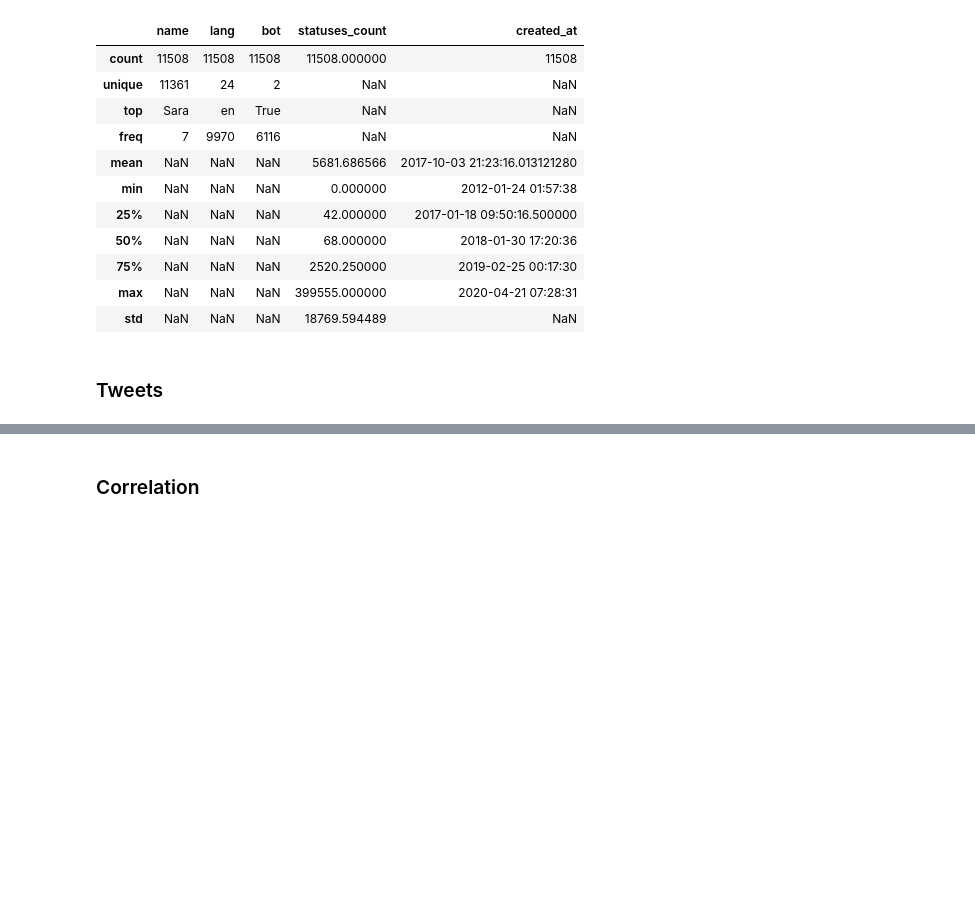
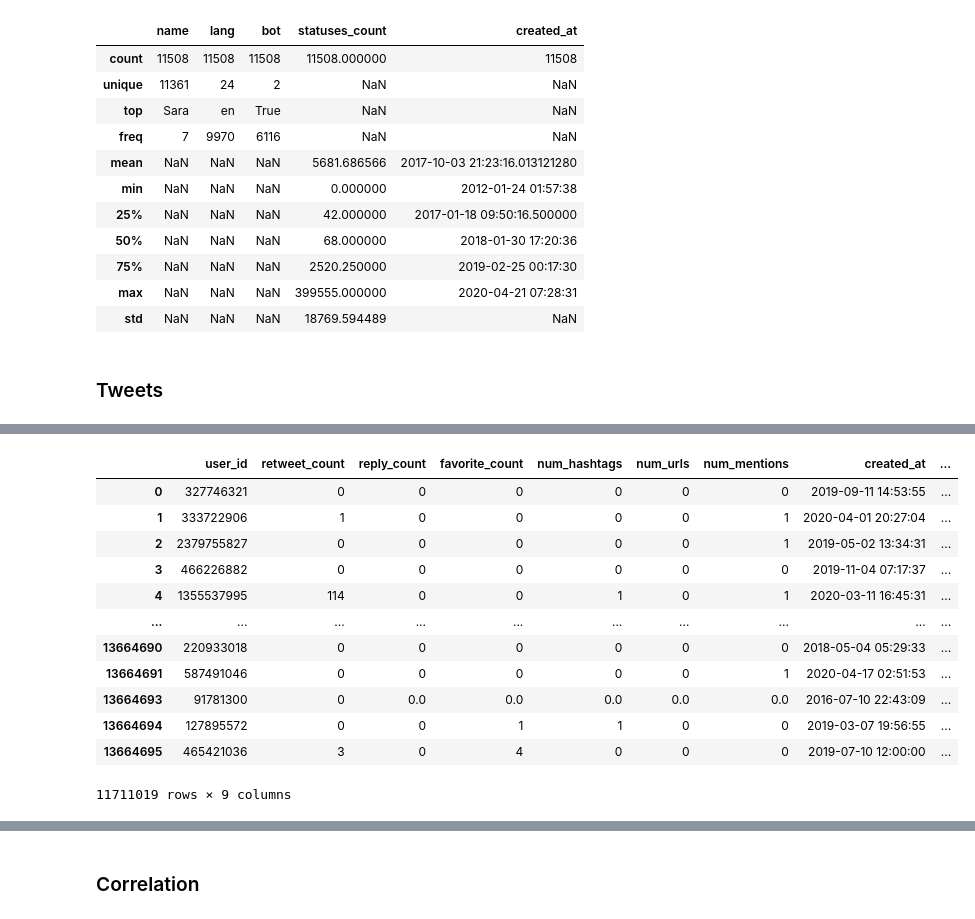
Before and after one commit to federicosilvestri/data-mining, a Jupyter notebook: tweet_analysis.ipynb, the cells around one changed output, grey strips where cells are left out. Drawn from its saved outputs; the diff is of its cells as text; code cells hidden in the pictures; blank space fills up the shorter version.

```diff
--- a/tweet_analysis.ipynb
+++ b/tweet_analysis.ipynb
@@ -401,0 +451,12 @@ tweets['text'].replace(np.nan, '', inplace=True)
+# %%
+#
+# Replace invalid integer columns
+#
+for col in INTEGER_COLUMNS:
+    tweets, removed = replace_with_outlier(
+        tweets,
+        col,
+        check_integer_column,
+        OUTLIER_VALUE,
+    )
+    lg.info(f"Detected {removed} {col} with invalid value, i.e. {removed / len(tweets) * 100}% of dataset")
@@ -401,0 +473,14 @@ tweets['text'].replace(np.nan, '', inplace=True)
+# %%
+# Define a simple function that replaces missing values with the median (only numerical)
+def clean_with_median(dataset, col_name):
+    df = dataset.copy()
+    v = df[col_name].map(lambda x: x != OUTLIER_VALUE)
+    median = df[v == True][col_name].median()
+    df.loc[v == False, col_name] = df[v == False][col_name].apply(lambda x: median)
+
+    return df, sum(~v)
+# %%
+# Replacing missing data with median
+for col in INTEGER_COLUMNS:
+    tweets, affected = clean_with_median(tweets, col)
+    lg.info(f'Detected {affected} rows with outlier value i.e. {affected / len(tweets) * 100}% of dataset')
@@ -402 +507,25 @@ tweets['text'].replace(np.nan, '', inplace=True)
+# %%
+# Handle the text record
+def handle_text_record(x):
+    if pd.isnull(x):
+        return ''
+    else:
+        return str(x)
+# %%
+# Execute the function
+tweets['text'] = tweets['text'].map(handle_text_record)
+# %% [output]
+|  | user_id | retweet_count | reply_count | favorite_count | num_hashtags | num_urls | num_mentions | created_at | ... |
+| 0 | 327746321 | 0 | 0 | 0 | 0 | 0 | 0 | 2019-09-11 14:53:55 | ... |
+| 1 | 333722906 | 1 | 0 | 0 | 0 | 0 | 1 | 2020-04-01 20:27:04 | ... |
+| 2 | 2379755827 | 0 | 0 | 0 | 0 | 0 | 1 | 2019-05-02 13:34:31 | ... |
+| 3 | 466226882 | 0 | 0 | 0 | 0 | 0 | 0 | 2019-11-04 07:17:37 | ... |
+| 4 | 1355537995 | 114 | 0 | 0 | 1 | 0 | 1 | 2020-03-11 16:45:31 | ... |
+| ... | ... | ... | ... | ... | ... | ... | ... | ... | ... |
+| 13664690 | 220933018 | 0 | 0 | 0 | 0 | 0 | 0 | 2018-05-04 05:29:33 | ... |
+| 13664691 | 587491046 | 0 | 0 | 0 | 0 | 0 | 1 | 2020-04-17 02:51:53 | ... |
+| 13664693 | 91781300 | 0 | 0.0 | 0.0 | 0.0 | 0.0 | 0.0 | 2016-07-10 22:43:09 | ... |
+| 13664694 | 127895572 | 0 | 0 | 1 | 1 | 0 | 0 | 2019-03-07 19:56:55 | ... |
+| 13664695 | 465421036 | 3 | 0 | 4 | 0 | 0 | 0 | 2019-07-10 12:00:00 | ... |
+11711019 rows × 9 columns
 # %%
```
Also changed, not shown: parts of 53 cells of this notebook.
